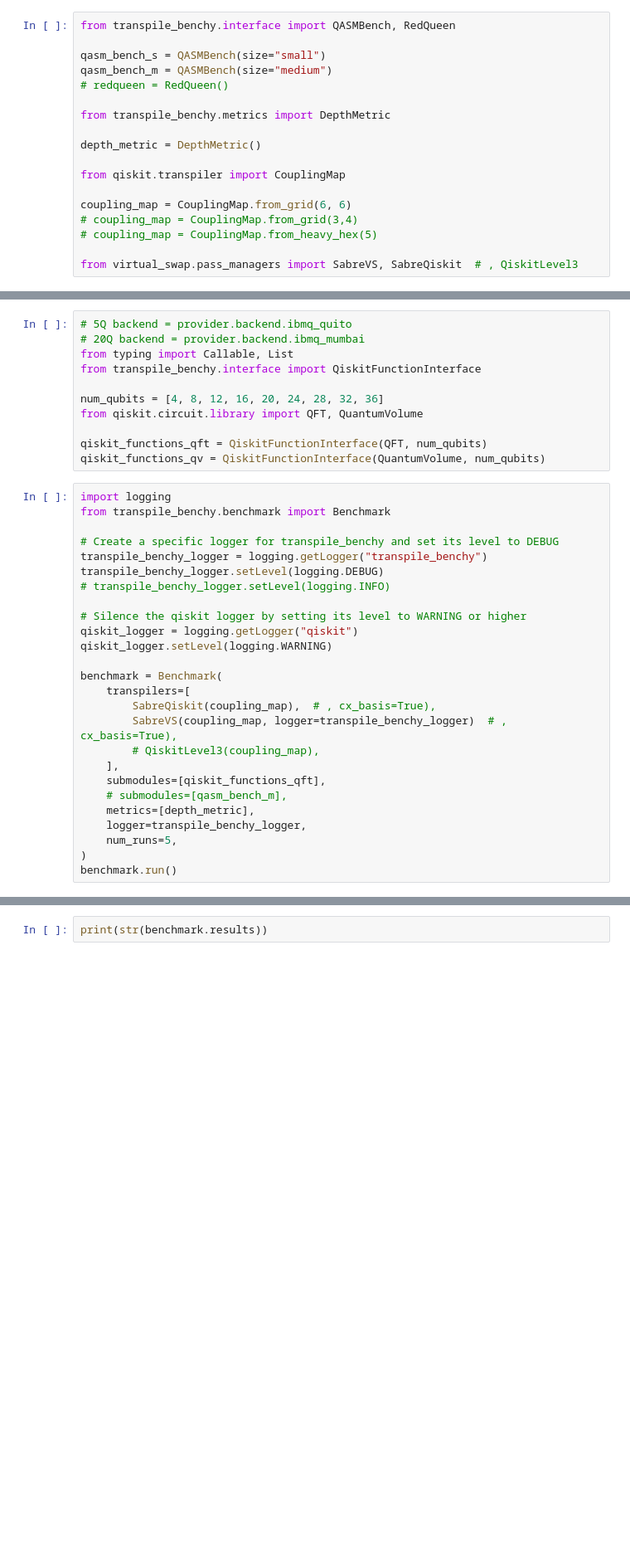
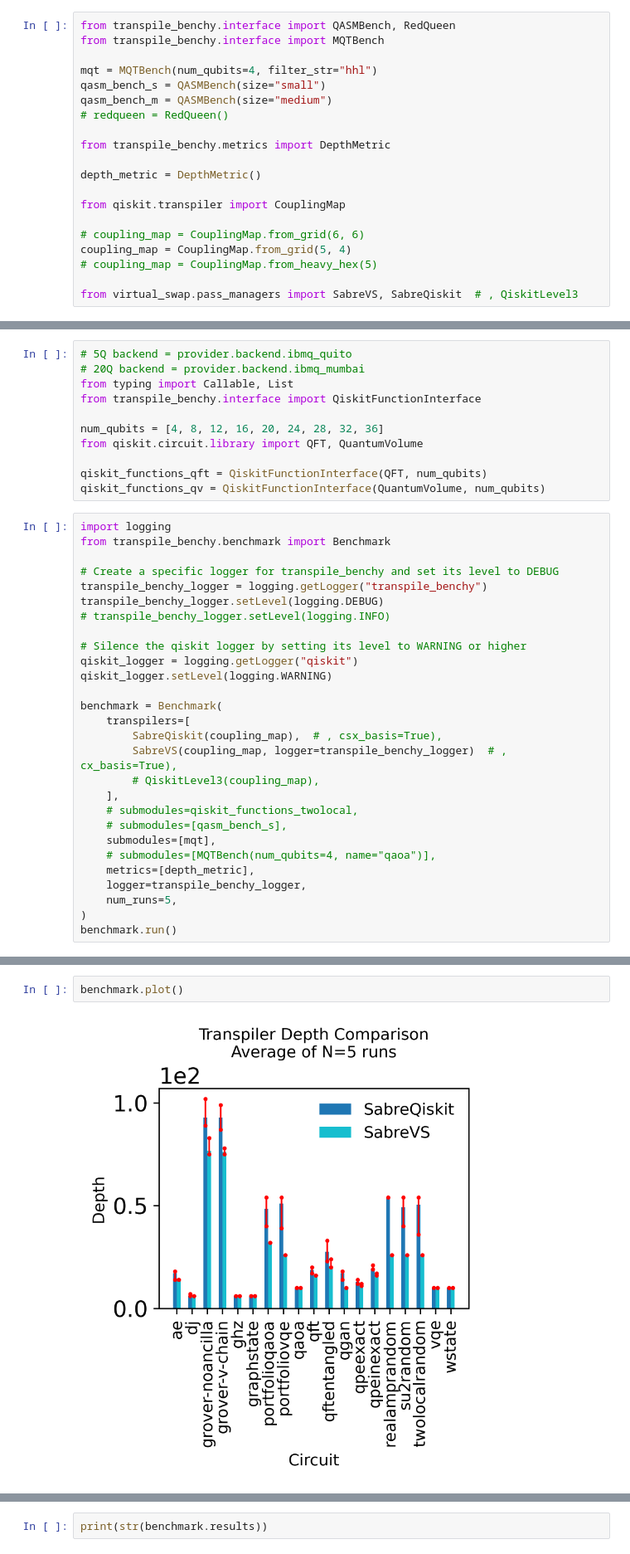
Before and after one commit to Pitt-JonesLab/mirror-gates, a Jupyter notebook: src/notebooks/bench.ipynb, the cells around one changed output, grey strips where cells are left out. Shown: that part at 83% size. Drawn from its saved outputs; the diff is of its cells as text; blank space fills up the shorter version.

```diff
--- a/src/notebooks/bench.ipynb
+++ b/src/notebooks/bench.ipynb
@@ -1,6 +1,8 @@
 # %%
 from transpile_benchy.interface import QASMBench, RedQueen
+from transpile_benchy.interface import MQTBench
 
+mqt = MQTBench(num_qubits=4, filter_str="hhl")
 qasm_bench_s = QASMBench(size="small")
 qasm_bench_m = QASMBench(size="medium")
 # redqueen = RedQueen()
@@ -11,8 +13,8 @@ depth_metric = DepthMetric()
 
 from qiskit.transpiler import CouplingMap
 
-coupling_map = CouplingMap.from_grid(6, 6)
-# coupling_map = CouplingMap.from_grid(3,4)
+# coupling_map = CouplingMap.from_grid(6, 6)
+coupling_map = CouplingMap.from_grid(5, 4)
 # coupling_map = CouplingMap.from_heavy_hex(5)
 
 from virtual_swap.pass_managers import SabreVS, SabreQiskit  # , QiskitLevel3
@@ -68,12 +66,14 @@ qiskit_logger.setLevel(logging.WARNING)
 
 benchmark = Benchmark(
     transpilers=[
-        SabreQiskit(coupling_map),  # , cx_basis=True),
+        SabreQiskit(coupling_map),  # , csx_basis=True),
         SabreVS(coupling_map, logger=transpile_benchy_logger)  # , cx_basis=True),
         # QiskitLevel3(coupling_map),
     ],
-    submodules=[qiskit_functions_qft],
-    # submodules=[qasm_bench_m],
+    # submodules=qiskit_functions_twolocal,
+    # submodules=[qasm_bench_s],
+    submodules=[mqt],
+    # submodules=[MQTBench(num_qubits=4, name="qaoa")],
     metrics=[depth_metric],
     logger=transpile_benchy_logger,
     num_runs=5,
@@ -103,0 +110,4 @@ benchmark.plot()
+# %%
+benchmark.plot()
+# %% [output]
+[figure, added]
```
Also changed, not shown: parts of 7 cells of this notebook, 11 other files.
